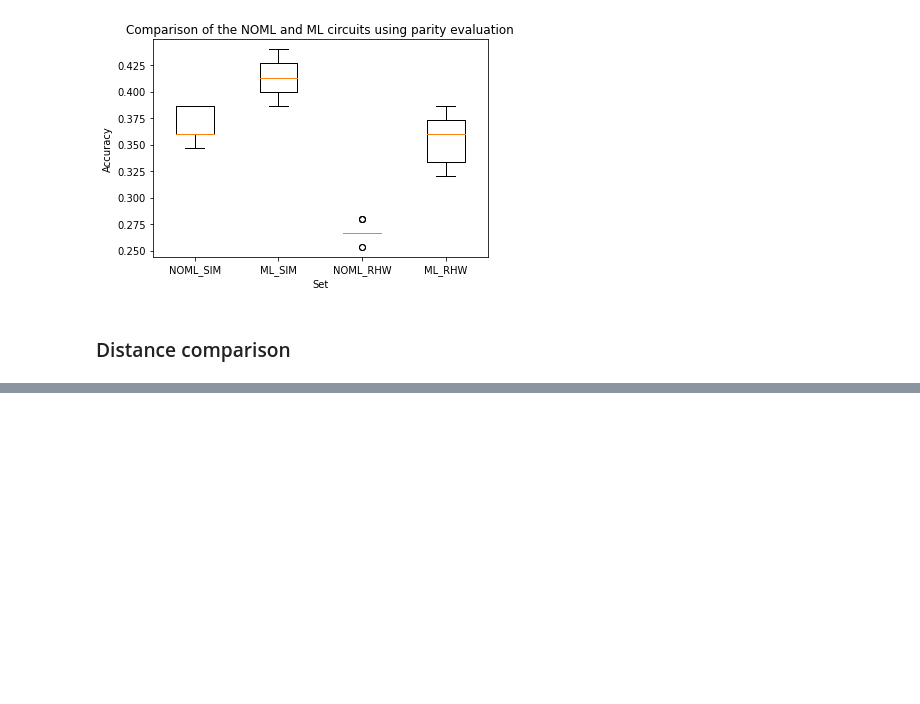
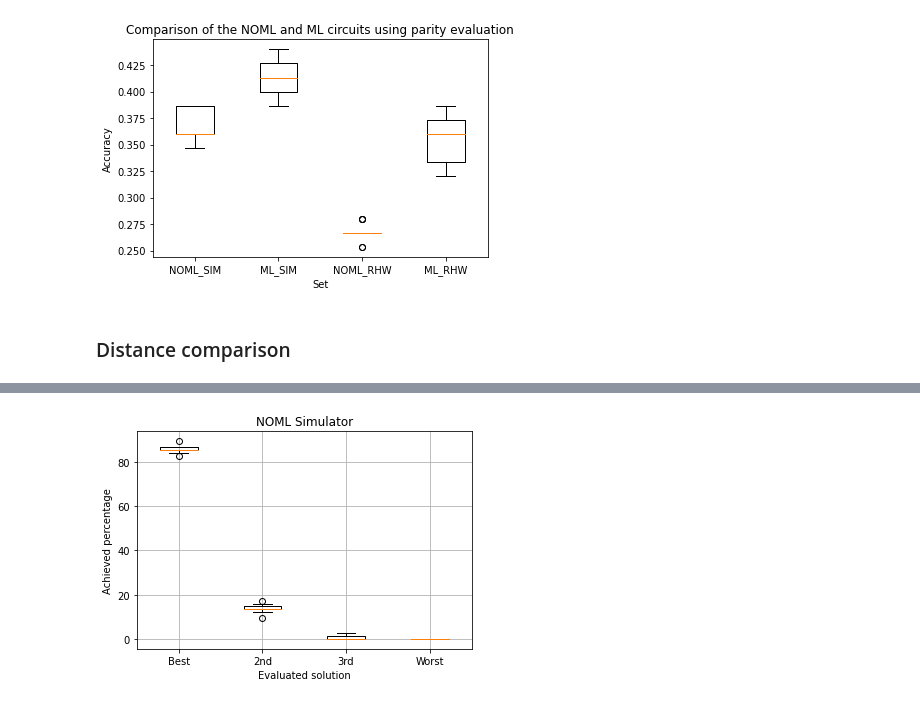
Before and after one commit to RicardoMonteiroSimoes/Quantum-Machine-Learning, a Jupyter notebook: code/circuit_to_latex.ipynb, the cells around one changed output, grey strips where cells are left out. Drawn from its saved outputs; the diff is of its cells as text; code cells hidden in the pictures; blank space fills up the shorter version.

Commit message:
update plots

```diff
--- a/code/circuit_to_latex.ipynb
+++ b/code/circuit_to_latex.ipynb
@@ -470,25 +472,25 @@ ml_real_hw_filtered_dist = calculate_filtered_distance(ml_counts_real_hw, y_test
 # %%
 total_elements = np.sum(noml_sim_filtered_dist[0])
 # %%
-noml_sim_filtered_dist_boxplot = [np.array(noml_sim_filtered_dist_perc)[:,0],
-                                np.array(noml_sim_filtered_dist_perc)[:,1],
-                                np.array(noml_sim_filtered_dist_perc)[:,2],
-                                np.array(noml_sim_filtered_dist_perc)[:,3]]
+noml_sim_filtered_dist_boxplot = [np.array(noml_sim_filtered_dist)[:,0],
+                                np.array(noml_sim_filtered_dist)[:,1],
+                                np.array(noml_sim_filtered_dist)[:,2],
+                                np.array(noml_sim_filtered_dist)[:,3]]
 
-noml_real_hw_filtered_dist_boxplot = [np.array(noml_real_hw_filtered_dist_perc)[:,0],
-                                np.array(noml_real_hw_filtered_dist_perc)[:,1],
-                                np.array(noml_real_hw_filtered_dist_perc)[:,2],
-                                np.array(noml_real_hw_filtered_dist_perc)[:,3]]
+noml_real_hw_filtered_dist_boxplot = [np.array(noml_real_hw_filtered_dist)[:,0],
+                                np.array(noml_real_hw_filtered_dist)[:,1],
+                                np.array(noml_real_hw_filtered_dist)[:,2],
+                                np.array(noml_real_hw_filtered_dist)[:,3]]
 
-ml_sim_filtered_dist_boxplot = [np.array(ml_sim_filtered_dist_perc)[:,0],
-                                np.array(ml_sim_filtered_dist_perc)[:,1],
-                                np.array(ml_sim_filtered_dist_perc)[:,2],
-                                np.array(ml_sim_filtered_dist_perc)[:,3]]
+ml_sim_filtered_dist_boxplot = [np.array(ml_sim_filtered_dist)[:,0],
+                                np.array(ml_sim_filtered_dist)[:,1],
+                                np.array(ml_sim_filtered_dist)[:,2],
+                                np.array(ml_sim_filtered_dist)[:,3]]
 
-ml_real_hw_filtered_dist_boxplot = [np.array(ml_real_hw_filtered_dist_perc)[:,0],
-                                np.array(ml_real_hw_filtered_dist_perc)[:,1],
-                                np.array(ml_real_hw_filtered_dist_perc)[:,2],
-                                np.array(ml_real_hw_filtered_dist_perc)[:,3]]
+ml_real_hw_filtered_dist_boxplot = [np.array(ml_real_hw_filtered_dist)[:,0],
+                                np.array(ml_real_hw_filtered_dist)[:,1],
+                                np.array(ml_real_hw_filtered_dist)[:,2],
+                                np.array(ml_real_hw_filtered_dist)[:,3]]
 # %%
 noml_sim_filtered_dist_boxplot = np.divide(noml_sim_filtered_dist_boxplot, total_elements/100)
 noml_real_hw_filtered_dist_boxplot = np.divide(noml_real_hw_filtered_dist_boxplot, total_elements/100)
@@ -535,0 +514,12 @@ fig.savefig('../thesis/Appendices/comparison_ml_sim_rhw_distanec.svg')
+# %%
+labels = ['Best', '2nd', '3rd', 'Worst']
+fig, axs = plt.subplots()
+axs.boxplot([a for a in noml_sim_filtered_dist_boxplot], labels=labels)
+axs.grid()
+axs.set_title("NOML Simulator")
+axs.set_ylabel('Achieved percentage')
+axs.set_xlabel('Evaluated solution')
+plt.show()
+fig.savefig('../thesis/Appendices/comparison_noml_sim_f_distance.svg')
+# %% [output]
+[figure, added]
```
Also changed, not shown: parts of 23 cells of this notebook, 2 other files.
